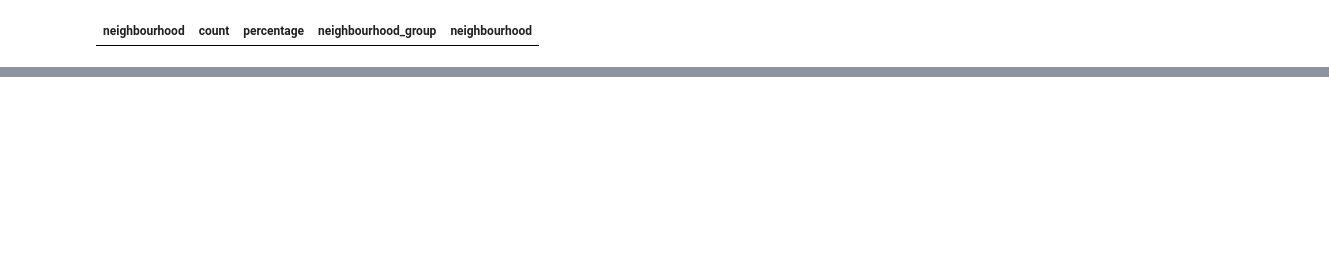
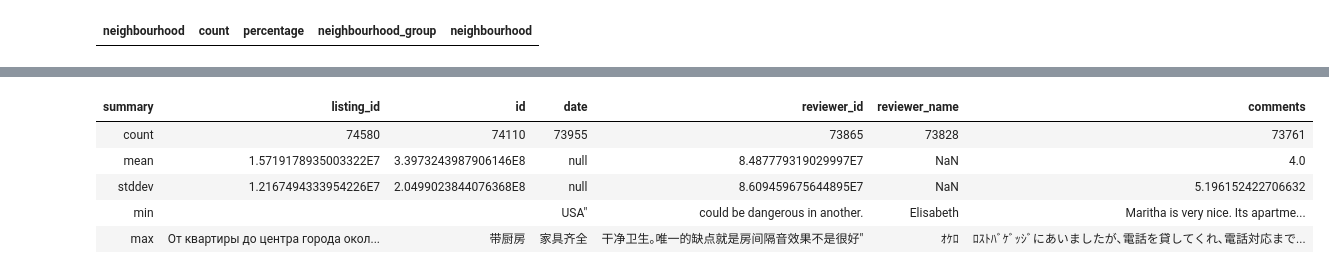
Before and after one commit to alcherniaev/Amazon_S3_databricks, a Jupyter notebook: DE_AWS_S3.ipynb, the cells around one changed output, grey strips where cells are left out. Drawn from its saved outputs; the diff is of its cells as text; code cells hidden in the pictures; blank space fills up the shorter version.

```diff
--- a/DE_AWS_S3.ipynb
+++ b/DE_AWS_S3.ipynb
@@ -335,0 +375,9 @@ df_listing.filter(F.col("neighbourhood") == "Stockholm, Stockholms län, Sweden"
+# %%
+display(df_reviews.describe())
+# %% [output]
+| summary | listing_id | id | date | reviewer_id | reviewer_name | comments |
+| count | 74580 | 74110 | 73955 | 73865 | 73828 | 73761 |
+| mean | 1.5719178935003322E7 | 3.3973243987906146E8 | null | 8.487779319029997E7 | NaN | 4.0 |
+| stddev | 1.2167494333954226E7 | 2.0499023844076368E8 | null | 8.609459675644895E7 | NaN | 5.196152422706632 |
+| min |  |  | USA" | could be dangerous in another. | Elisabeth | Maritha is very nice. Its apartme... |
+| max | От квартиры до центра города окол... | 带厨房 | 家具齐全 | 干净卫生｡唯一的缺点就是房间隔音效果不是很好" | ｵｹﾛ | ﾛｽﾄﾊﾞｹﾞｯｼﾞにあいましたが､電話を貸してくれ､電話対応まで... |
```
Also changed, not shown: parts of 23 cells of this notebook.
